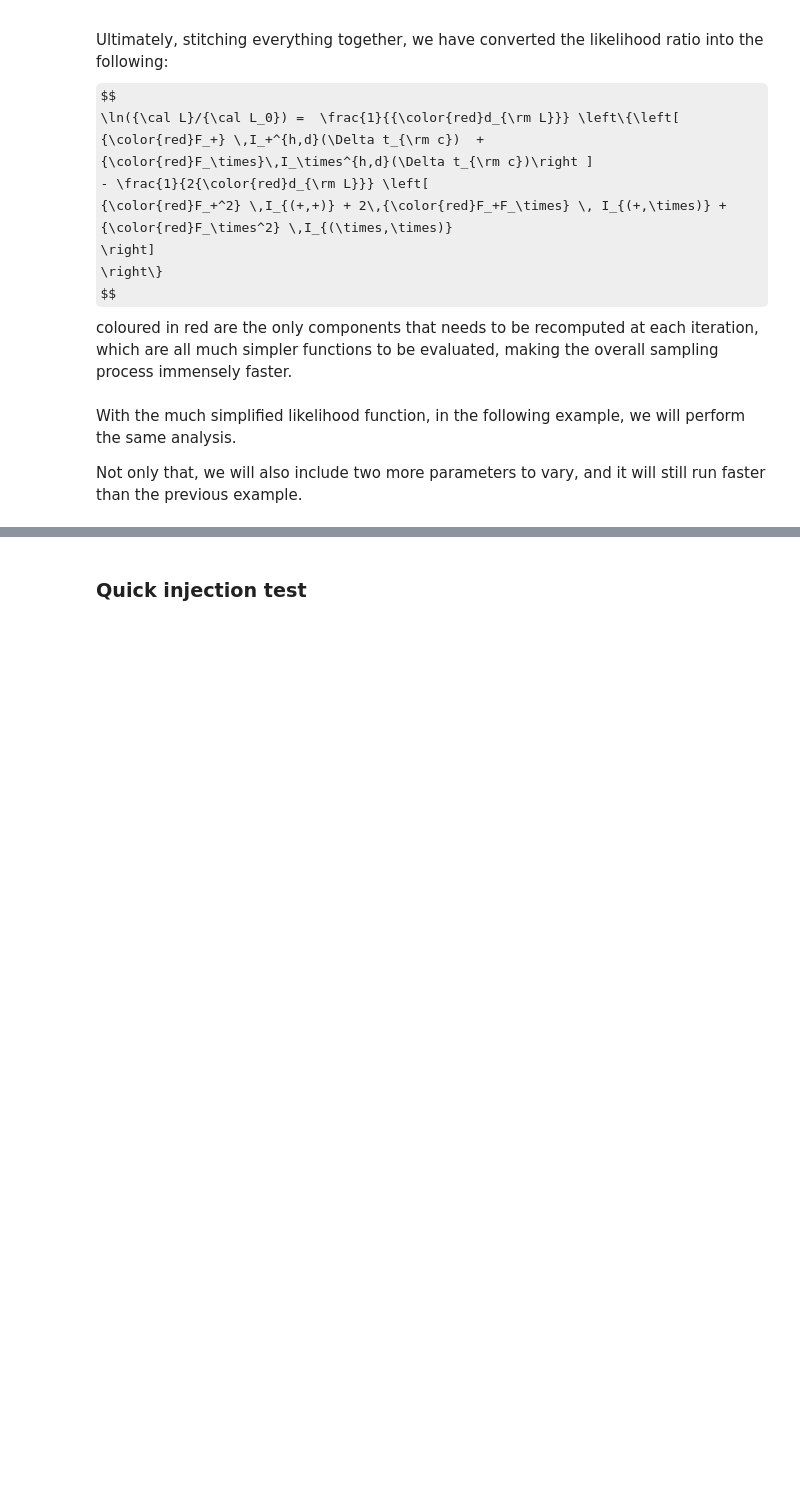
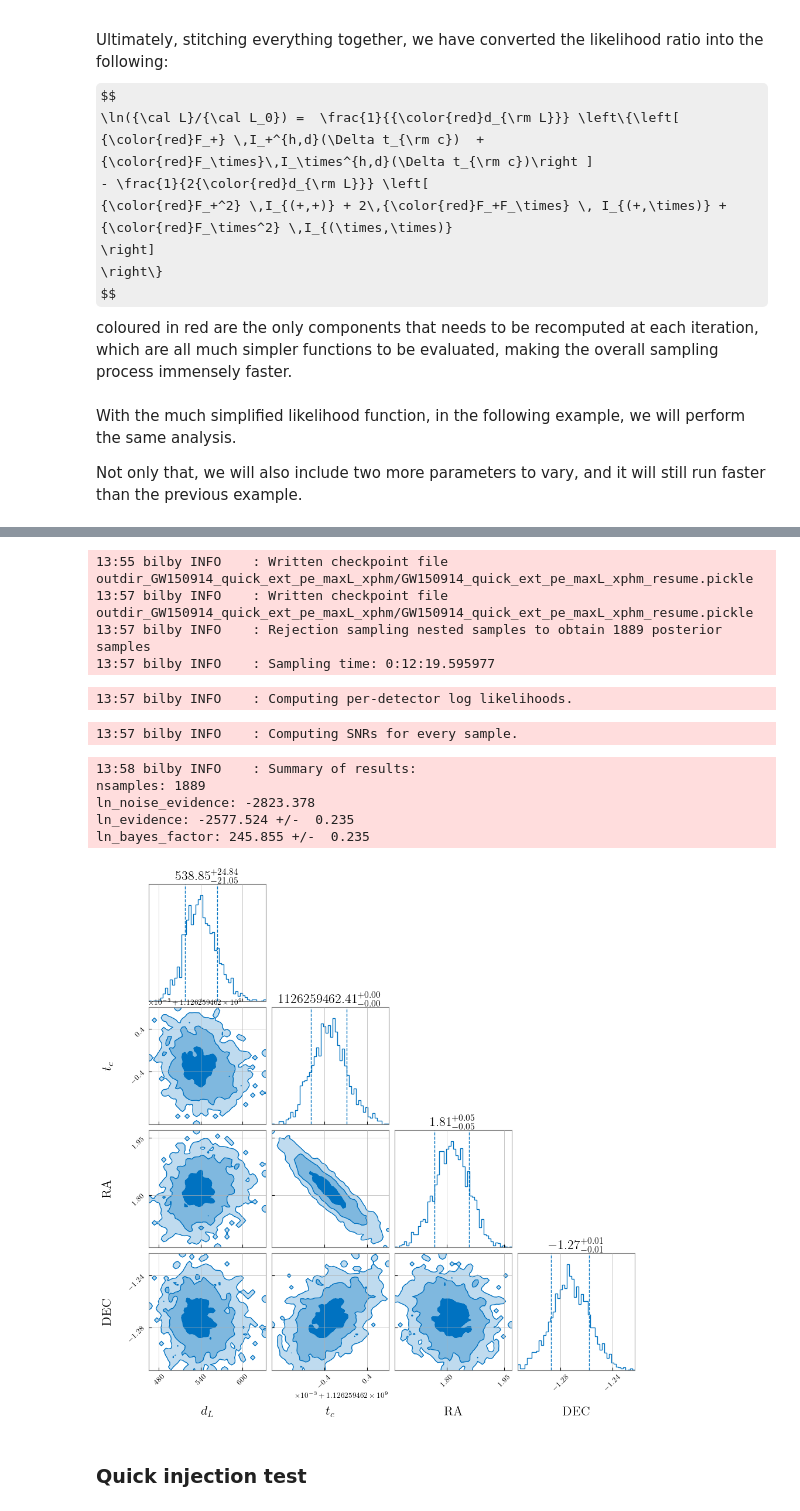
Before and after one commit to gravityhub-org/surip-summer-school-2026, a Jupyter notebook: PE_and_waveform_tutorial/PE_and_waveform_tutorial.ipynb, the cells around one changed output, grey strips where cells are left out. Cells and saved outputs as stored; diff of their text form; code cells hidden in the pictures; some formulas as TeX source; blank space fills up the shorter version.

Commit message:
Update with maxL parameters

```diff
--- a/PE_and_waveform_tutorial/PE_and_waveform_tutorial.ipynb
+++ b/PE_and_waveform_tutorial/PE_and_waveform_tutorial.ipynb
@@ -291 +305,12 @@ path_to_results_file, mcmc_samples, remove_nan_likelihood_samples, extension, co
+# %%
+# This is the local copy of the published result in our workstation.
+gwtc2p1_dir = Path('/cvmfs/gwosc.osgstorage.org/gwdata/zenodo/ligo-virgo-kagra/2022/6513631/')
+gw150914_result = read(gwtc2p1_dir / 'IGWN-GWTC2p1-v2-GW150914_095045_PEDataRelease_mixed_nocosmo.h5', package='gw')
+gw150914_mixed_poste = gw150914_result.samples_dict['C01:Mixed']
+
+# The maximum likelihood point in the posterior samples
+gw150914_maxL_params = gw150914_mixed_poste.maxL
+gw150914_maxL_parameters = {key: float(gw150914_mixed_poste.maxL[key][0]) \
+    for key in gw150914_parameters.keys()}
+print(gw150914_maxL_parameters)
 # %%
@@ -392,7 +419,7 @@ wfm_gen = WaveformGenerator(
     frequency_domain_source_model=lal_binary_black_hole,
     parameter_conversion=convert_to_lal_binary_black_hole_parameters,
     waveform_arguments=dict(
-        waveform_approximant="IMRPhenomPv2",
+        waveform_approximant="IMRPhenomXPHM",
         reference_frequency=reference_frequency
     ),
 )
@@ -509,17 +536,17 @@ Not only that, we will also include two more parameters to vary, and it will sti
 from copy import deepcopy
 
 # IO settings
-label = 'GW150914_quick_ext_pe_2'
+label = 'GW150914_quick_ext_pe_maxL_xphm'
 pe_outdir = Path('./outdir_' + label)
 pe_outdir.mkdir(exist_ok=True)
 
 extrinsic_priors = deepcopy(priors)
 extrinsic_priors['luminosity_distance'] = PowerLaw(2, 50, 2000, name='luminosity_distance')
-extrinsic_priors['psi'] = Uniform(0, np.pi, name='psi')
+# extrinsic_priors['psi'] = Uniform(0, np.pi, name='psi')
 
 # 4. Initialise the GW likelihood
 ext_likelihood = SimpleExtrinsicGWTransient(pe_ifos, wfm_gen, priors=extrinsic_priors,
-                                            reference_parameters=gw150914_parameters)
+                                            reference_parameters=gw150914_maxL_parameters)
 
 # # 5. Start the sampling process
 simple_pe_result = run_sampler(
@@ -538,3 +581,15 @@ simple_pe_result.plot_corner()
+13:55 bilby INFO    : Written checkpoint file outdir_GW150914_quick_ext_pe_maxL_xphm/GW150914_quick_ext_pe_maxL_xphm_resume.pickle
+13:57 bilby INFO    : Written checkpoint file outdir_GW150914_quick_ext_pe_maxL_xphm/GW150914_quick_ext_pe_maxL_xphm_resume.pickle
+13:57 bilby INFO    : Rejection sampling nested samples to obtain 1889 posterior samples
+13:57 bilby INFO    : Sampling time: 0:12:19.595977
+13:57 bilby INFO    : Computing per-detector log likelihoods.
+13:57 bilby INFO    : Computing SNRs for every sample.
+13:58 bilby INFO    : Summary of results:
+nsamples: 1889
+ln_noise_evidence: -2823.378
+ln_evidence: -2577.524 +/-  0.235
+ln_bayes_factor: 245.855 +/-  0.235
+[figure, added]
 # %% [markdown]
 ### Quick injection test
 # %%
```
Also changed, not shown: parts of 12 cells of this notebook, 1 other file.
